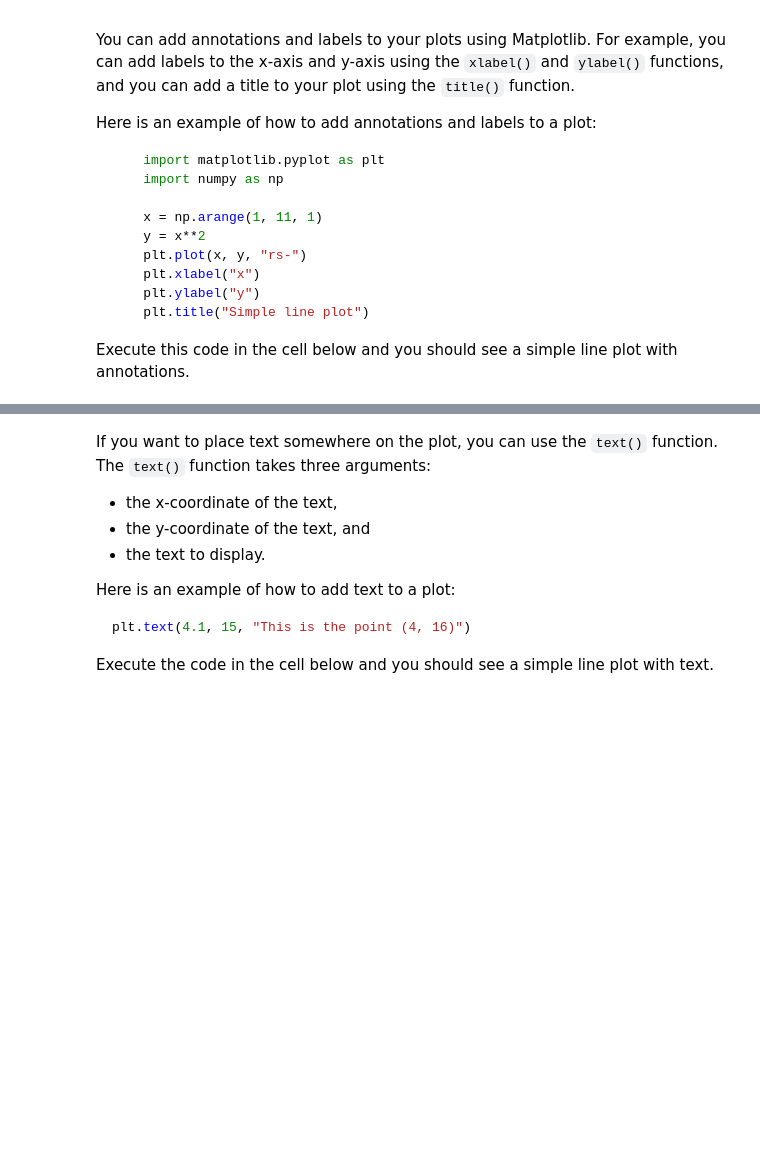
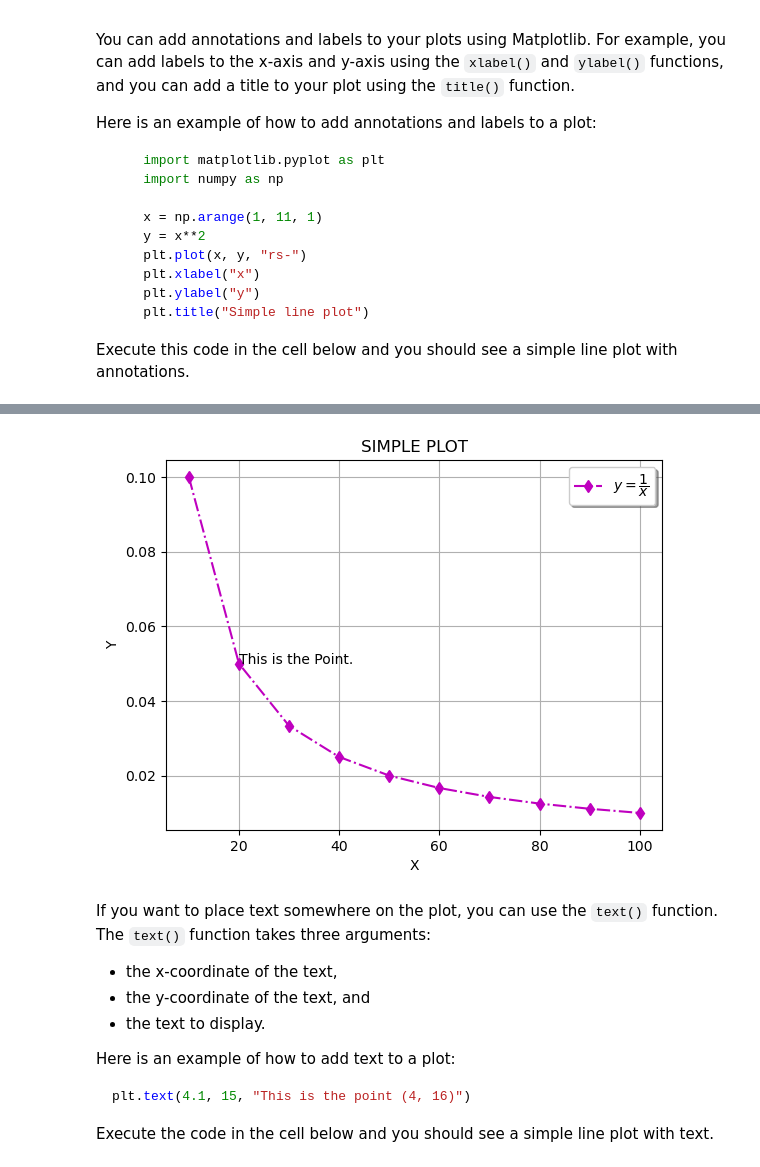
Before and after one commit to j-timothy1234/learn-python-with-Timothy, a Jupyter notebook: 9-BasiCPlotting.ipynb, the cells around one changed output, grey strips where cells are left out. Drawn from its saved outputs; the diff is of its cells as text; code cells hidden in the pictures; blank space fills up the shorter version.

```diff
--- a/9-BasiCPlotting.ipynb
+++ b/9-BasiCPlotting.ipynb
@@ -288,21 +304,23 @@ plt.show()
 # %%
 import matplotlib.pyplot as plt
 import numpy as np
 
 x = np.arange(10,101,10)
 # print(x)
 
 y = 1 / x
 
 plt.plot(x,y, "md-.")
 plt.xlabel("X")
 plt.ylabel("Y")
-plt.text(20,0.05, "This is the Fuck Off Point.")
+plt.text(20,0.05, "This is the Point.")
 plt.title("SIMPLE PLOT")
 
 plt.legend(["$y = \dfrac{1} {x}$"], loc = 'best', shadow = True)
 plt.grid()
 plt.show()
+# %% [output]
+[figure, added]
 # %% [markdown]
 If you want to place text somewhere on the plot, you can use the `text()` function. The `text()` function takes three arguments:
 * the x-coordinate of the text,
```
Also changed, not shown: parts of 36 cells of this notebook, 29 other files.
